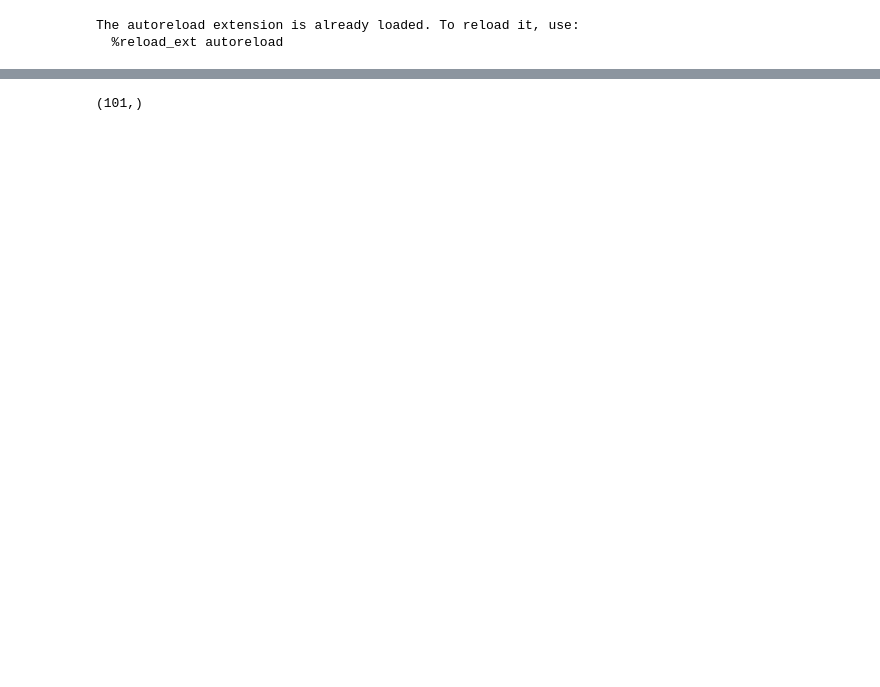
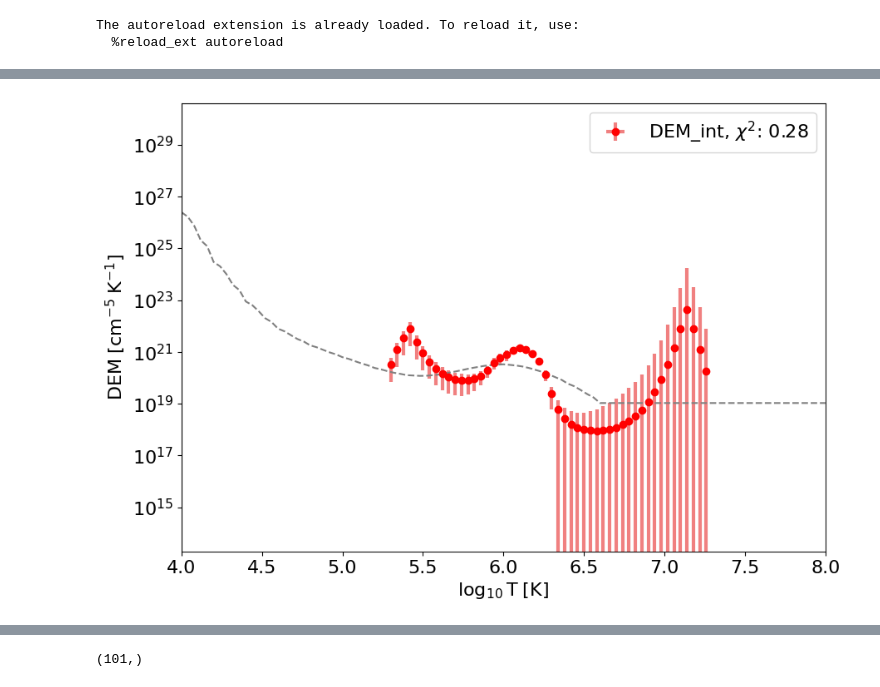
Before and after one commit to andyto1234/demreg_FIP, a Jupyter notebook: test.ipynb, the cells around one changed output, grey strips where cells are left out. Drawn from its saved outputs; the diff is of its cells as text; code cells hidden in the pictures; blank space fills up the shorter version.

Commit message:
limit temperature range for DEM - huge chi2 improvement

```diff
--- a/test.ipynb
+++ b/test.ipynb
@@ -152,6 +126,6 @@ INFO: uncertainty should have attribute uncertainty_type. [astropy.nddata.nddata
 # %%
-xpix = 100
-ypix = 260
+xpix = 5 #30
+ypix = 290
 # %%
 plt.figure(figsize=(5,6))
 plt.pcolormesh(Intensity[:,:,6])
@@ -295,0 +187,13 @@ temps.shape
+# %%
+import os
+import ChiantiPy.tools.io as chio
+
+## Get the Chianti DEMs
+demDir = os.path.join(os.environ['XUVTOP'], 'dem')
+demList = os.listdir(demDir)
+
+# AR
+ch_dem_AR = chio.demRead(demList[1])
+
+dem_mod = np.interp(10**tresp_logt,ch_dem_AR['temperature'],ch_dem_AR['dem'])
+tresp_dlogt=np.full(nt,0.05)
@@ -296,26 +212,58 @@ temps.shape
 # %%
-# set up our target dem temps
-mint=4
-maxt=8
-# the tresp resolution is 0.05 logt so cant use a resolution finger than that
-adlogt=0.04
-temps=10**np.arange(mint,maxt+dlogt,dlogt)
-print(temps.shape)
+dlogt=0.04
+mint=5.3 - dlogt/2
+maxt=7.3 + dlogt/2
+temps=10**np.arange(mint,maxt,dlogt)
+
+# # set up our target dem temps
+# mint=4
+# maxt=8
+# # the tresp resolution is 0.05 logt so cant use a resolution finger than that
+# adlogt=0.04
+# temps=10**np.arange(mint,maxt+dlogt,dlogt)
+# print(temps.shape)
+max_iter = 500
+l_emd = False
+reg_tweak = 3.0
+rgt_fact = 10
 
 mlogt=([np.mean([(np.log10(temps[i])),np.log10((temps[i+1]))]) \
         for i in np.arange(0,len(temps)-1)])
-# dem0,edem0,elogt0,chisq0,dn_reg0=dn2dem(dn_in,edn_in,trmatrix,tresp_logt,temps)
-# dem0b,edem0b,elogt0b,chisq0b,dn_reg0b=dn2dem(dn_in,edn_in,trmatrix,tresp_logt,temps,l_emd=False)
-dem1,edem1,elogt1,chisq1,dn_reg1=dn2dem(dn_in,edn_in,trmatrix,tresp_logt,temps,max_iter=1000,l_emd=False,emd_int=True,gloci=1,reg_tweak=0.5,rgt_fact=1.5)
-# dem1a,edem1a,elogt1a,chisq1a,dn_reg1a=dn2dem(dn_in,edn_in,trmatrix,tresp_logt,
-#                                              temps,gloci=1,emd_int=False,
-#                                              max_iter=max_iter,l_emd=l_emd,
-#                                              reg_tweak=reg_tweak,
-#                                              rgt_fact=3)
-# dem2a,edem2a,elogt2a,chisq2a,dn_reg2a=dn2dem(dn_in,edn_in,trmatrix,tresp_logt,
-#                                              temps,dem_norm0=demwght0/max(demwght0),
-#                                              emd_int=True,
-#                                              max_iter=max_iter,l_emd=l_emd,
-#                                              reg_tweak=reg_tweak,
-#                                              rgt_fact=rgt_fact)
+
+dem1,edem1,elogt1,chisq1,dn_reg1=dn2dem(dn_in,edn_in,trmatrix,tresp_logt,temps,max_iter=1000,l_emd=True,emd_int=True,gloci=1,reg_tweak=0.0001,rgt_fact=1.05)
+
+# dem1a= dem1.clip(min=0)
+
+print(np.sum(((dn_in-dn_reg1)/edn_in)**2))
+print(len(dn_in))
+#  Plot it
+yr=[2e13,4e30]
+xr=[4,8] #np.log10([min(temps),max(temps)])
+fig = plt.figure(figsize=(10, 7))
+plt.errorbar(mlogt,dem1,xerr=elogt1,yerr=edem1,fmt='or',\
+             ecolor='lightcoral', elinewidth=3, capsize=0,label='DEM_int, $\chi^2$: {:0.2f}'.format(chisq1))
+# plt.errorbar(mlogt,dem0b,xerr=elogt0b,yerr=edem0b,fmt='oy',\
+#              ecolor='goldenrod', elinewidth=3, capsize=0,label='DEM_int L_EMD, $\chi^2$: {:0.2f}'.format(chisq0b))
+# plt.errorbar(mlogt,dem2,xerr=elogt2,yerr=edem2,fmt='xb',\
+#              ecolor='lightskyblue', elinewidth=3, capsize=0,label='EMD_int, $\chi^2$: {:0.2f}'.format(chisq2))
+# plt.errorbar(mlogt,dem2a,xerr=elogt2a,yerr=edem2a,fmt='xb',\
+#              ecolor='royalblue', elinewidth=3, capsize=0,label='EMD_int, $\chi^2$: {:0.2f}'.format(chisq2a))
+# plt.errorbar(mlogt,dem2a,xerr=elogt2a,yerr=edem2a,fmt='xb',\
+#              ecolor='red', elinewidth=3, capsize=0,label='EMD_int, $\chi^2$: {:0.2f}'.format(chisq2a))
+plt.plot(tresp_logt,dem_mod,'--',color='grey')
+plt.xlabel('$\mathrm{\log_{10}T\;[K]}$')
+plt.ylabel('$\mathrm{DEM\;[cm^{-5}\;K^{-1}]}$')
+plt.ylim(yr)
+plt.xlim(xr)
+plt.rcParams.update({'font.size': 16})
+plt.yscale('log')
+plt.legend()
+plt.show()
+
+# print(chisq0,chisq0b,chisq1)
+# print(100*dn_reg0/dn_in)
+# print(100*dn_reg0b/dn_in)
+# print(100*dn_reg1/dn_in)
+
+#  L_EMD not that bad here either.....
 # %% [output]
@@ -322,0 +272 @@ dem1,edem1,elogt1,chisq1,dn_reg1=dn2dem(dn_in,edn_in,trmatrix,tresp_logt,temps,m
+[figure, added]
```
Also changed, not shown: parts of 41 cells of this notebook, 4 other files.
